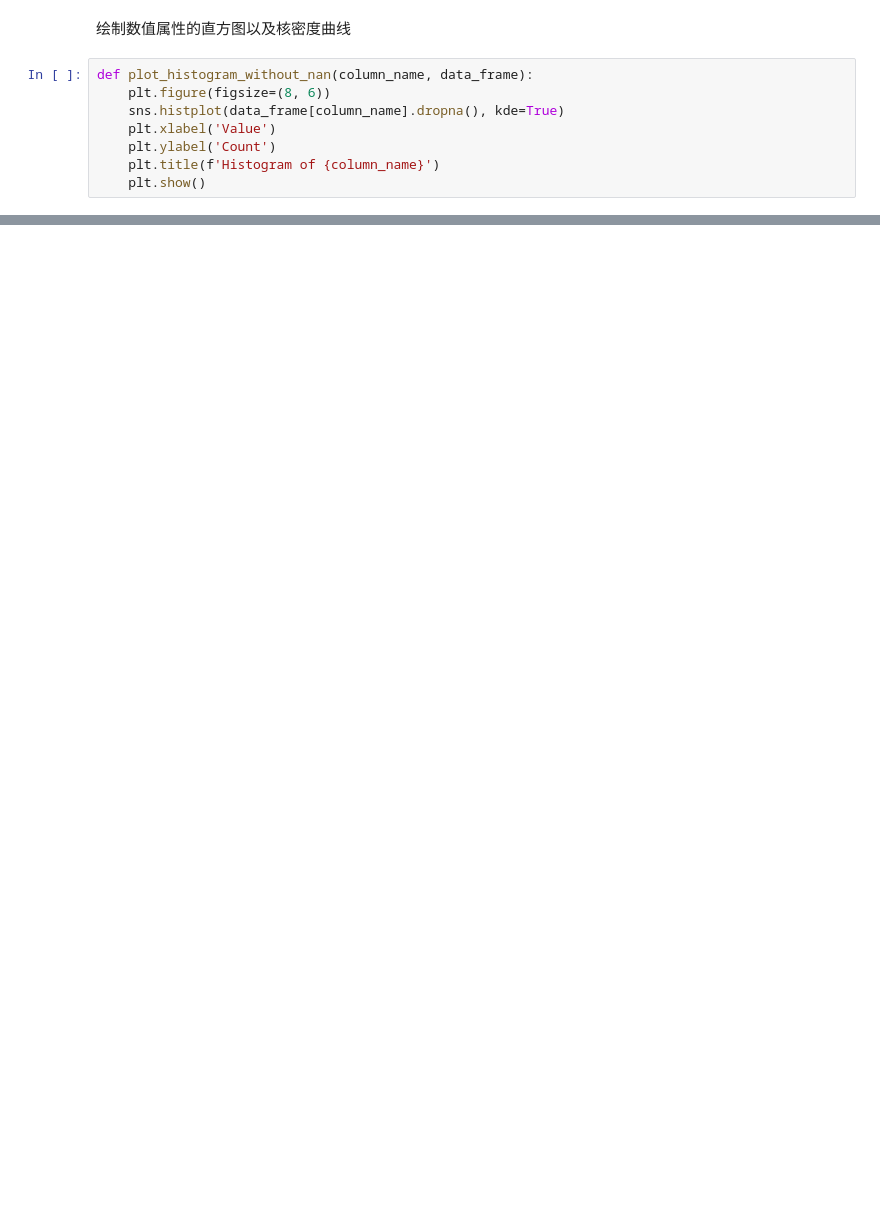
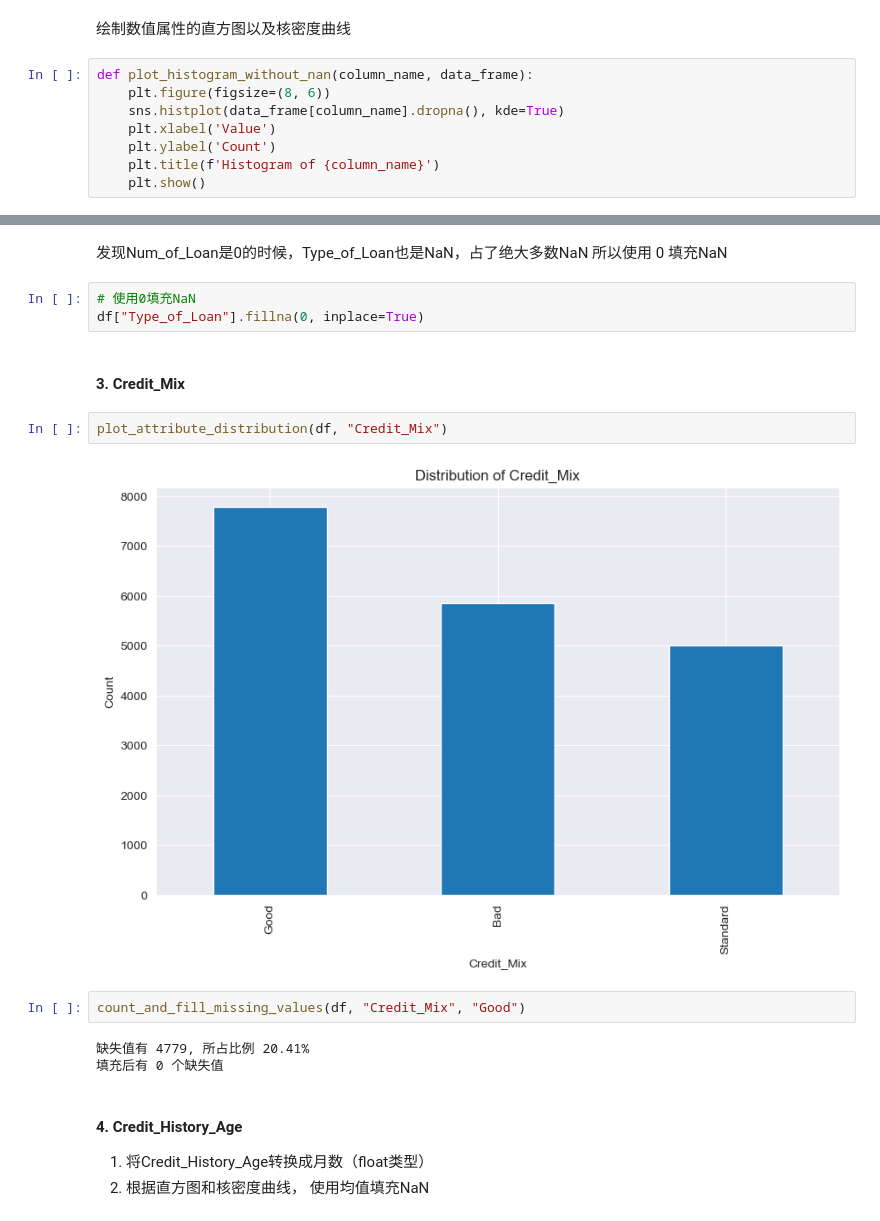
Before and after one commit to booksource1/credit, a Jupyter notebook: credit.ipynb, the cells around one changed output, grey strips where cells are left out. Cells and saved outputs as stored; diff of their text form; blank space fills up the shorter version.

```diff
--- a/credit.ipynb
+++ b/credit.ipynb
@@ -561,0 +933,21 @@ for col in numeric_cols:
+# %% [markdown]
+发现Num_of_Loan是0的时候，Type_of_Loan也是NaN，占了绝大多数NaN
+所以使用 0 填充NaN
+# %%
+# 使用0填充NaN
+df["Type_of_Loan"].fillna(0, inplace=True)
+# %% [markdown]
+#### 3. Credit_Mix
+# %%
+plot_attribute_distribution(df, "Credit_Mix")
+# %% [output]
+[figure, added]
+# %%
+count_and_fill_missing_values(df, "Credit_Mix", "Good")
+# %% [output]
+缺失值有 4779, 所占比例 20.41%
+填充后有 0 个缺失值
+# %% [markdown]
+#### 4. Credit_History_Age
+1. 将Credit_History_Age转换成月数（float类型）
+2. 根据直方图和核密度曲线， 使用均值填充NaN
```
Also changed, not shown: parts of 65 cells of this notebook, 1 other file.
